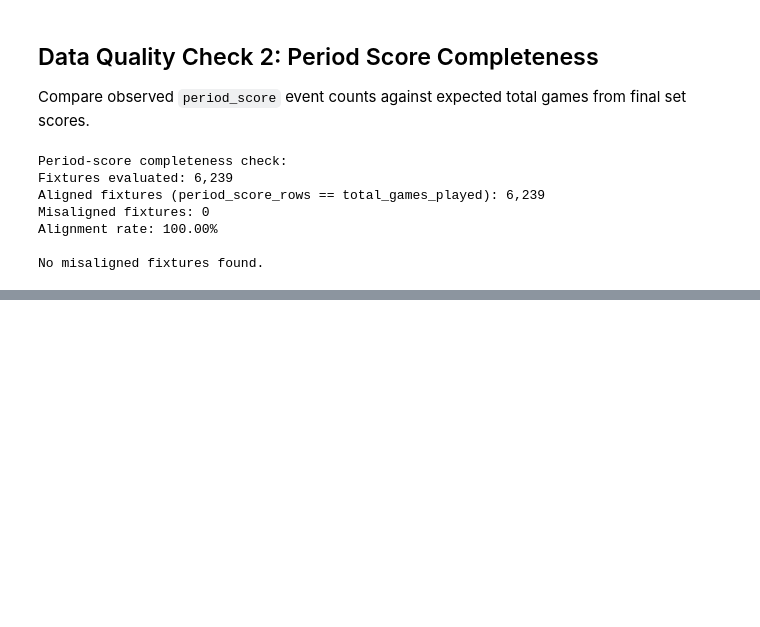
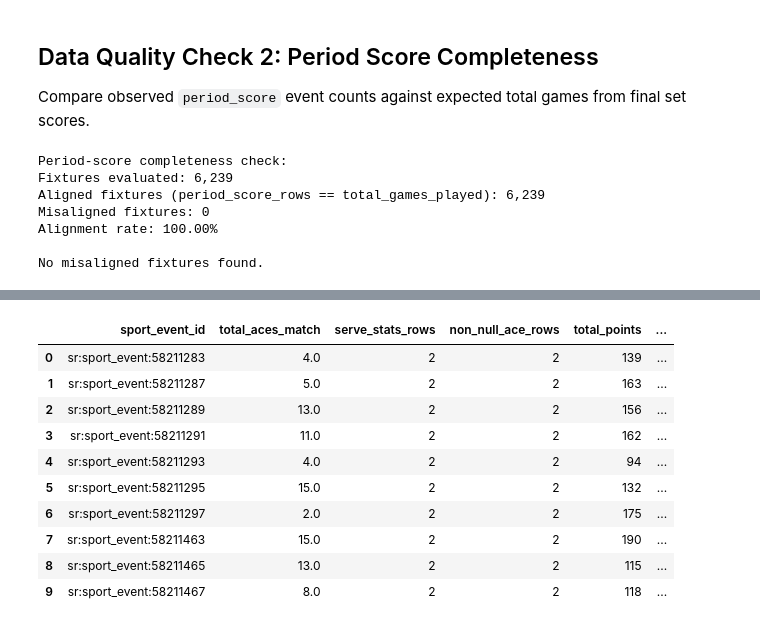
Before and after one commit to mattholden/tennis-origination, a Jupyter notebook: refined_tables/fixtures.ipynb, the cells around one changed output, grey strips where cells are left out. Cells and saved outputs as stored; diff of their text form; code cells hidden in the pictures; blank space fills up the shorter version.

```diff
--- a/refined_tables/fixtures.ipynb
+++ b/refined_tables/fixtures.ipynb
@@ -471,6 +471,17 @@ print(
     f"{rows_before_period_score_filter - len(validation_df):,}"
 )
 
+# Normalize count features by games for stable rate features.
+validation_df["break_rate"] = (
+    validation_df["total_serve_breaks"] / validation_df["total_games_played"]
+)
+
+# Ace rate is added after refined_serve_stats merge if total_aces_match is available.
+if "total_aces_match" in validation_df.columns:
+    validation_df["ace_rate"] = (
+        validation_df["total_aces_match"] / validation_df["total_games_played"]
+    )
+
 # Minimum-point validation: total_points must be at least 4 x total_games_played
 validation_df["min_possible_points"] = 4 * validation_df["total_games_played"]
 validation_df["violates_min_points"] = validation_df["total_points"] < validation_df["min_possible_points"]
@@ -693,0 +709,68 @@ No misaligned fixtures found.
+# %%
+# Pull player-level serve stats and aggregate to fixture-level total aces.
+serve_stats_table_id = "prizepicksanalytics.originations_tennis.refined_serve_stats"
+serve_stats_query = f"""
+SELECT
+  sport_event_id,
+  competitor_id,
+  total_aces
+FROM `{serve_stats_table_id}`
+"""
+
+serve_stats_df = bq_client.query(serve_stats_query).to_dataframe()
+print(f"Serve stats rows fetched: {len(serve_stats_df):,}")
+
+required_ace_cols = ["sport_event_id", "total_aces"]
+missing_ace_cols = [c for c in required_ace_cols if c not in serve_stats_df.columns]
+if missing_ace_cols:
+    raise ValueError(f"Missing expected columns in refined_serve_stats: {missing_ace_cols}")
+
+# Ensure numeric total_aces before aggregation.
+serve_stats_df["total_aces"] = pd.to_numeric(serve_stats_df["total_aces"], errors="coerce")
+
+fixture_aces = (
+    serve_stats_df.groupby("sport_event_id", as_index=False)
+    .agg(
+        total_aces_match=("total_aces", "sum"),
+        serve_stats_rows=("sport_event_id", "size"),
+        non_null_ace_rows=("total_aces", lambda s: int(s.notna().sum())),
+    )
+)
+
+# Merge into canonical outputs (idempotent: drop prior ace columns first).
+ace_cols = ["total_aces_match", "serve_stats_rows", "non_null_ace_rows"]
+
+if "validation_df" in globals():
+    validation_df = validation_df.drop(columns=[c for c in ace_cols if c in validation_df.columns], errors="ignore")
+    validation_df = validation_df.merge(fixture_aces, on="sport_event_id", how="left")
+    validation_df["ace_rate"] = validation_df["total_aces_match"] / validation_df["total_games_played"]
+
+if "fixture_features" in globals():
+    fixture_features = fixture_features.drop(columns=[c for c in ace_cols if c in fixture_features.columns], errors="ignore")
+    fixture_features = fixture_features.merge(fixture_aces, on="sport_event_id", how="left")
+    fixture_features["ace_rate"] = fixture_features["total_aces_match"] / fixture_features["total_games_played"]
+
+print(f"Fixture rows in fixture_features: {len(fixture_features):,}")
+print(
+    "Fixtures missing total_aces_match: "
+    f"{fixture_features['total_aces_match'].isna().sum():,}"
+)
+
+print("\nSample fixture-level aces columns:")
+sample_cols = [
+    c
+    for c in [
+        "sport_event_id",
+        "total_aces_match",
+        "serve_stats_rows",
+        "non_null_ace_rows",
+        "total_points",
+        "total_games_played",
+        "total_tiebreaks_played",
+        "total_serve_holds",
+        "total_serve_breaks",
+    ]
+    if c in fixture_features.columns
+]
+display(fixture_features[sample_cols].head(10))
+# %% [output]
@@ -693,0 +782,11 @@ No misaligned fixtures found.
+|  | sport_event_id | total_aces_match | serve_stats_rows | non_null_ace_rows | total_points | ... |
+| 0 | sr:sport_event:58211283 | 4.0 | 2 | 2 | 139 | ... |
+| 1 | sr:sport_event:58211287 | 5.0 | 2 | 2 | 163 | ... |
+| 2 | sr:sport_event:58211289 | 13.0 | 2 | 2 | 156 | ... |
+| 3 | sr:sport_event:58211291 | 11.0 | 2 | 2 | 162 | ... |
+| 4 | sr:sport_event:58211293 | 4.0 | 2 | 2 | 94 | ... |
+| 5 | sr:sport_event:58211295 | 15.0 | 2 | 2 | 132 | ... |
+| 6 | sr:sport_event:58211297 | 2.0 | 2 | 2 | 175 | ... |
+| 7 | sr:sport_event:58211463 | 15.0 | 2 | 2 | 190 | ... |
+| 8 | sr:sport_event:58211465 | 13.0 | 2 | 2 | 115 | ... |
+| 9 | sr:sport_event:58211467 | 8.0 | 2 | 2 | 118 | ... |
```
Also changed, not shown: parts of 3 cells of this notebook.
